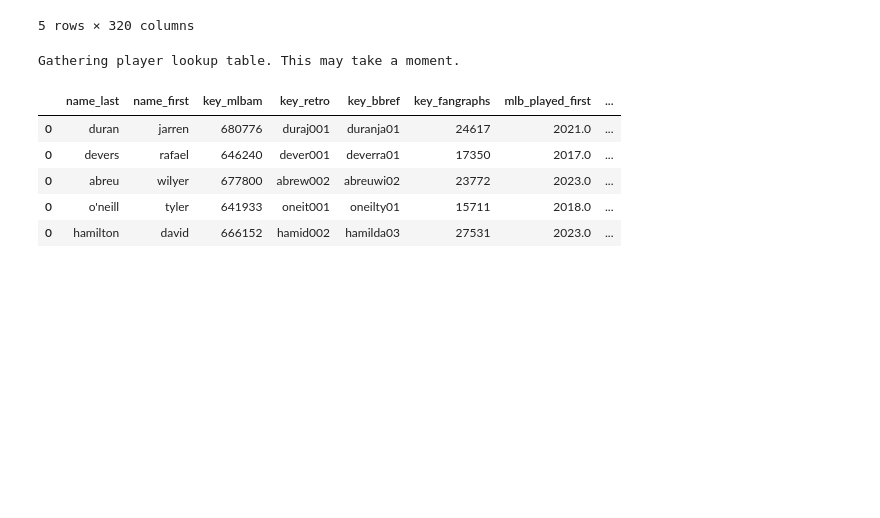
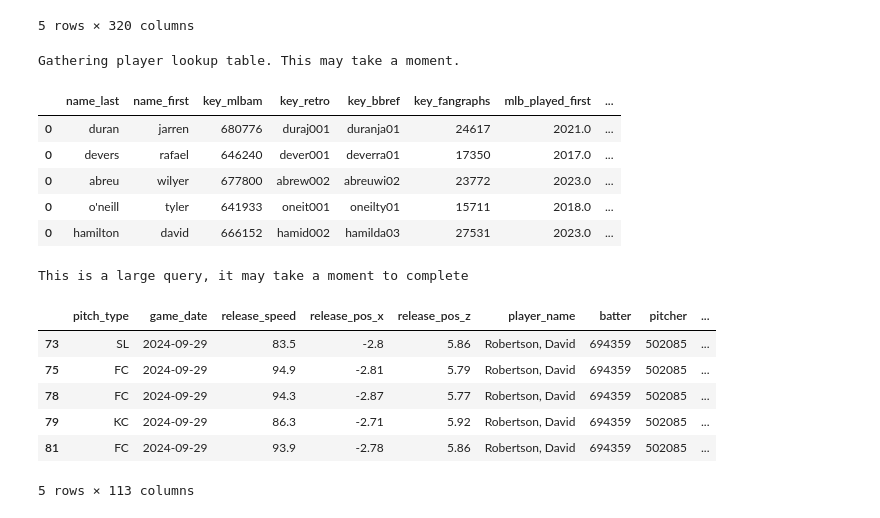
Before and after one commit to JSakuraa/mlb-hit-prediction, a Jupyter notebook: src/DATA_PROCESSING.ipynb, the cells around one changed output. Cells and saved outputs as stored; diff of their text form; code cells hidden in the pictures; blank space fills up the shorter version.

Commit message:
Data collection updates

```diff
--- a/src/DATA_PROCESSING.ipynb
+++ b/src/DATA_PROCESSING.ipynb
@@ -45,4 +45,20 @@ player_ids_df.head()
 | 0 | o'neill | tyler | 641933 | oneit001 | oneilty01 | 15711 | 2018.0 | ... |
 | 0 | hamilton | david | 666152 | hamid002 | hamilda03 | 27531 | 2023.0 | ... |
 # %%
-from pybaseball import statcast_batter_game_logs
+from pybaseball import statcast
+import pybaseball.cache
+
+pybaseball.cache.enable()
+
+data = statcast('2024-04-01', '2024-10-30', team='TEX')
+
+data.head()
+# %% [output]
+This is a large query, it may take a moment to complete
+|  | pitch_type | game_date | release_speed | release_pos_x | release_pos_z | player_name | batter | pitcher | ... |
+| 73 | SL | 2024-09-29 | 83.5 | -2.8 | 5.86 | Robertson, David | 694359 | 502085 | ... |
+| 75 | FC | 2024-09-29 | 94.9 | -2.81 | 5.79 | Robertson, David | 694359 | 502085 | ... |
+| 78 | FC | 2024-09-29 | 94.3 | -2.87 | 5.77 | Robertson, David | 694359 | 502085 | ... |
+| 79 | KC | 2024-09-29 | 86.3 | -2.71 | 5.92 | Robertson, David | 694359 | 502085 | ... |
+| 81 | FC | 2024-09-29 | 93.9 | -2.78 | 5.86 | Robertson, David | 694359 | 502085 | ... |
+5 rows × 113 columns
```
Also changed, not shown: parts of 2 cells of this notebook, 1 other file.
